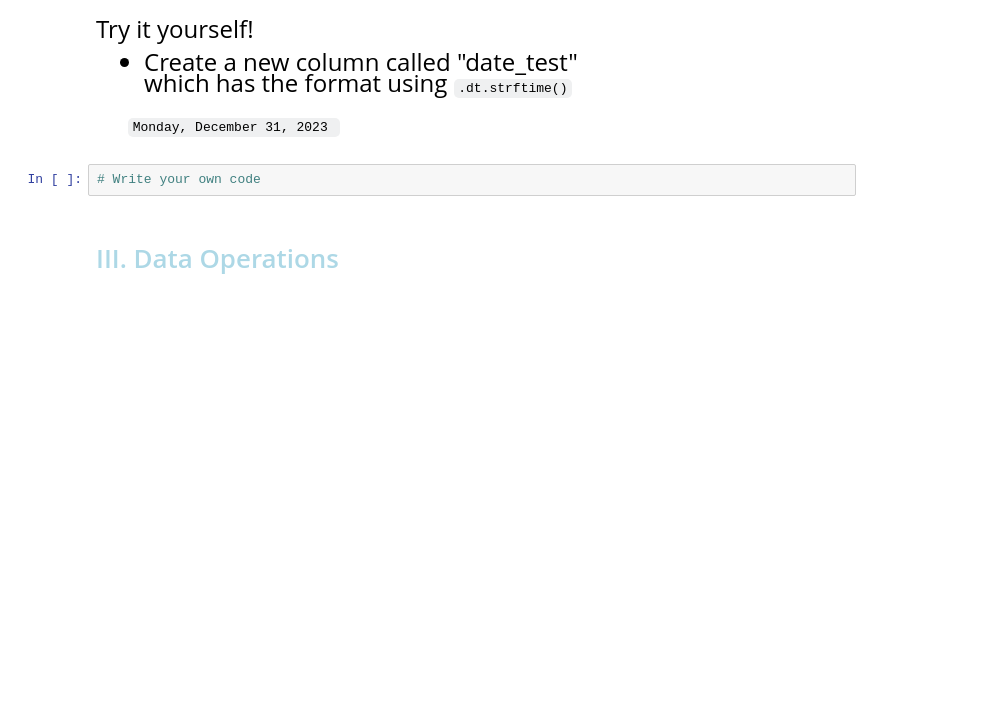
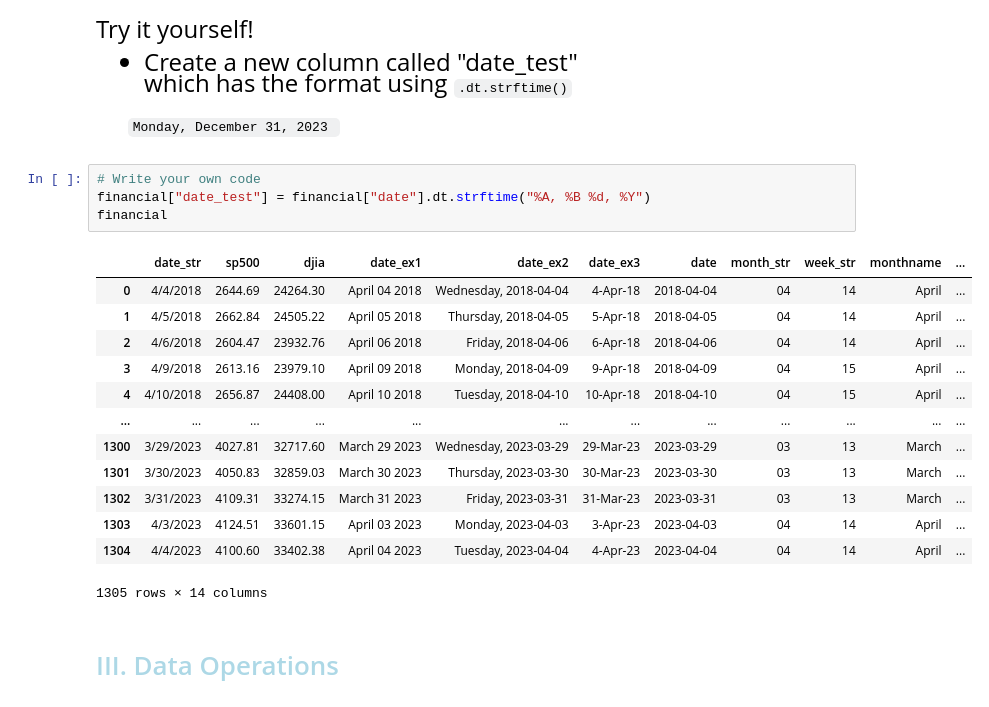
Before and after one commit to zoe-liu-724/qtm151spring2025, a Jupyter notebook: lecture_16/lecture_16.ipynb, the cells around one changed output. Saved outputs shown, nothing was run; the diff lists cells and outputs as text; blank space fills up the shorter version.

````diff
--- a/lecture_16/lecture_16.ipynb
+++ b/lecture_16/lecture_16.ipynb
@@ -190,6 +172,22 @@ Try it yourself!
 $\quad$ ```Monday, December 31, 2023 ```
 # %%
 # Write your own code
+financial["date_test"] = financial["date"].dt.strftime("%A, %B %d, %Y")
+financial
+# %% [output]
+|  | date_str | sp500 | djia | date_ex1 | date_ex2 | date_ex3 | date | month_str | week_str | monthname | ... |
+| 0 | 4/4/2018 | 2644.69 | 24264.30 | April 04 2018 | Wednesday, 2018-04-04 | 4-Apr-18 | 2018-04-04 | 04 | 14 | April | ... |
+| 1 | 4/5/2018 | 2662.84 | 24505.22 | April 05 2018 | Thursday, 2018-04-05 | 5-Apr-18 | 2018-04-05 | 04 | 14 | April | ... |
+| 2 | 4/6/2018 | 2604.47 | 23932.76 | April 06 2018 | Friday, 2018-04-06 | 6-Apr-18 | 2018-04-06 | 04 | 14 | April | ... |
+| 3 | 4/9/2018 | 2613.16 | 23979.10 | April 09 2018 | Monday, 2018-04-09 | 9-Apr-18 | 2018-04-09 | 04 | 15 | April | ... |
+| 4 | 4/10/2018 | 2656.87 | 24408.00 | April 10 2018 | Tuesday, 2018-04-10 | 10-Apr-18 | 2018-04-10 | 04 | 15 | April | ... |
+| ... | ... | ... | ... | ... | ... | ... | ... | ... | ... | ... | ... |
+| 1300 | 3/29/2023 | 4027.81 | 32717.60 | March 29 2023 | Wednesday, 2023-03-29 | 29-Mar-23 | 2023-03-29 | 03 | 13 | March | ... |
+| 1301 | 3/30/2023 | 4050.83 | 32859.03 | March 30 2023 | Thursday, 2023-03-30 | 30-Mar-23 | 2023-03-30 | 03 | 13 | March | ... |
+| 1302 | 3/31/2023 | 4109.31 | 33274.15 | March 31 2023 | Friday, 2023-03-31 | 31-Mar-23 | 2023-03-31 | 03 | 13 | March | ... |
+| 1303 | 4/3/2023 | 4124.51 | 33601.15 | April 03 2023 | Monday, 2023-04-03 | 3-Apr-23 | 2023-04-03 | 04 | 14 | April | ... |
+| 1304 | 4/4/2023 | 4100.60 | 33402.38 | April 04 2023 | Tuesday, 2023-04-04 | 4-Apr-23 | 2023-04-04 | 04 | 14 | April | ... |
+1305 rows × 14 columns
 # %% [markdown]
 # <span style="color:lightblue"> III. Data Operations </span>
 # %% [markdown]
````
Also changed, not shown: parts of 2 cells of this notebook, 6 other files.
